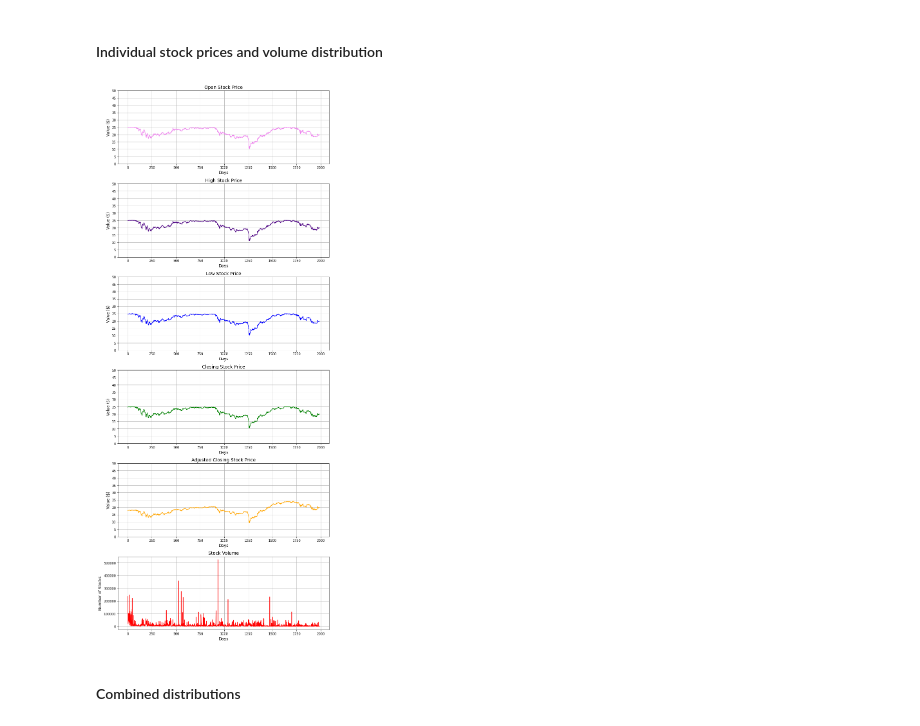
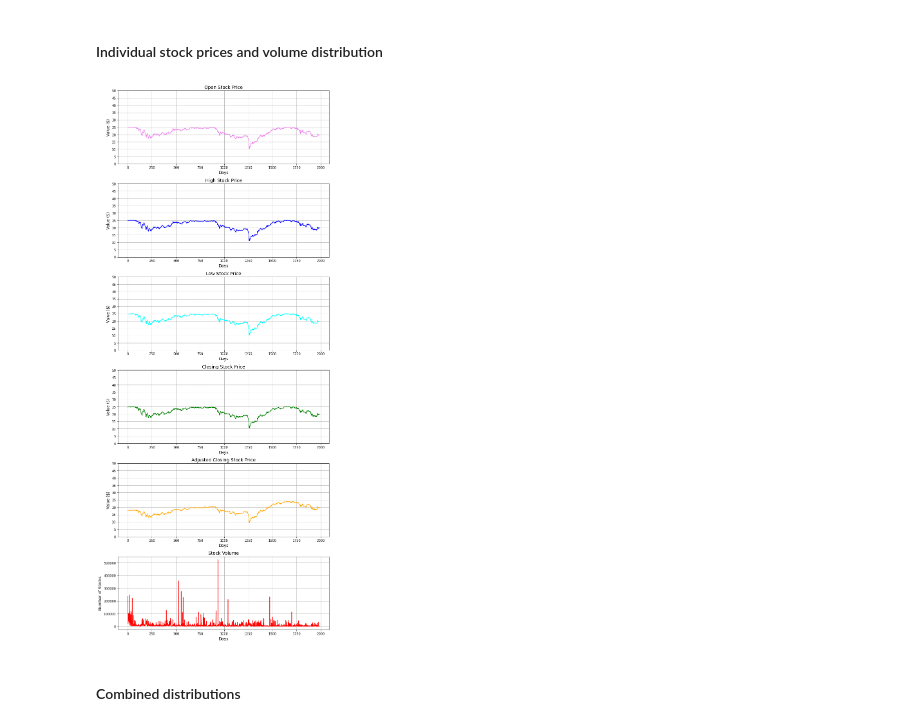
Before and after one commit to MarkLee7925/Bank-Stock-Prices-Prediction, a Jupyter notebook: Models/CIBC-StockPred-2023.ipynb, the cells around one changed output. Saved outputs shown, nothing was run; the diff lists cells and outputs as text; code cells hidden in the pictures.

```diff
--- a/Models/CIBC-StockPred-2023.ipynb
+++ b/Models/CIBC-StockPred-2023.ipynb
@@ -159,7 +159,7 @@ plt.grid()
 
 # High Stock Price
 ax2 = cibc_stock_prices.add_subplot(6, 1, 2)
-ax2 = plt.plot(df['High'], color = 'indigo')
+ax2 = plt.plot(df['High'], color = 'blue')
 # Adjust axes range(s)
 # plt.xticks(np.arange(0, 2250, 250))
 plt.yticks(np.arange(0, 55, 5))
@@ -174,7 +174,7 @@ plt.grid()
 
 # Low Stock Price
 ax3 = cibc_stock_prices.add_subplot(6, 1, 3)
-ax3 = plt.plot(df['Low'], color = 'blue')
+ax3 = plt.plot(df['Low'], color = 'cyan')
 # Adjust axes range(s)
 # plt.xticks(np.arange(0, 2250, 250))
 plt.yticks(np.arange(0, 55, 5))
@@ -208,34 +208,34 @@ ax5 = plt.plot(df['Adj Close'], color = 'orange')
 # Adjust axes range(s)
 # plt.xticks(np.arange(0, 2250, 250))
 plt.yticks(np.arange(0, 55, 5))
 # Adjust spacing
 plt.tight_layout()
 # Plot title and labels
 plt.xlabel('Days', fontsize=12)
 plt.ylabel('Value ($)', fontsize=12)
 plt.title('Adjusted Closing Stock Price', fontsize=14)
 # Plot grid
 plt.grid()
 
 # Volume (number of stocks)
 ax6 = cibc_stock_prices.add_subplot(6, 1, 6)
 ax6 = plt.plot(df['Volume'], color = 'red')
 # Adjust axes range(s)
 # plt.xticks()
 plt.yticks(np.arange(0, 600000, 100000))
 # Adjust spacing
 plt.tight_layout()
 # Plot title and labels
 plt.xlabel('Days', fontsize=12)
 plt.ylabel('Number of Stocks', fontsize=12)
 plt.title('Stock Volume', fontsize=14)
 # Plot grid
 plt.grid()
 
 # Show plot
 plt.show()
 # %% [output]
-[figure, old version]
+[figure, new version]
 # %% [markdown]
 #### Combined distributions
 # %%
```
Also changed, not shown: parts of 6 cells of this notebook.
